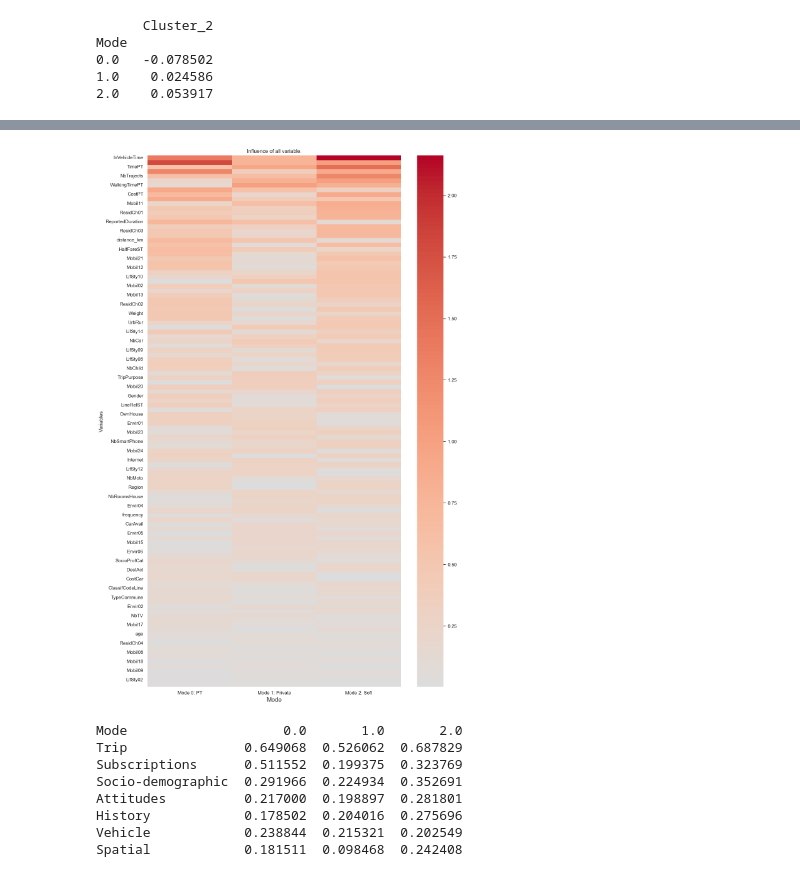
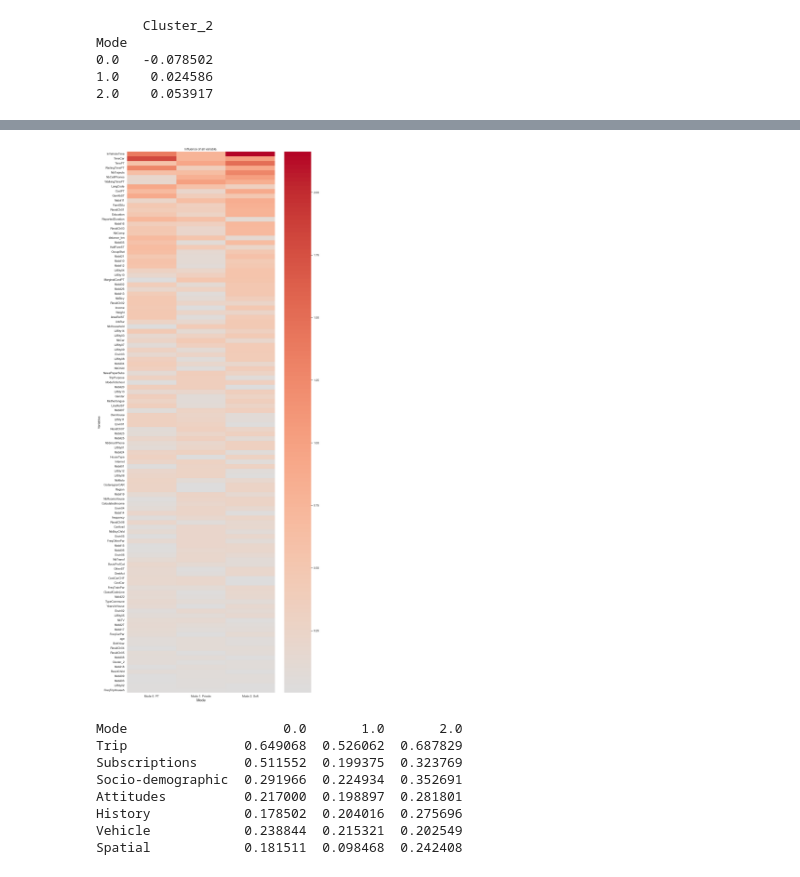
Before and after one commit to wendyqxc/MachineLearningModeChoiceGroup6, a Jupyter notebook: Regression_with_clustering_fleur.ipynb, the cells around one changed output, grey strips where cells are left out. Cells and saved outputs as stored; diff of their text form; code cells hidden in the pictures.

Commit message:
sizes graphs all features are shown

```diff
--- a/Regression_with_clustering_fleur.ipynb
+++ b/Regression_with_clustering_fleur.ipynb
@@ -239,22 +239,22 @@ FreqTripHouseh  0.022933  0.032716  0.009782     0.021810
 # %%
 # Drop mean kolom
 all_features = coef_used.drop(columns=['mean_effect'], errors='ignore')
 
-plt.figure(figsize=(12, 18))
+plt.figure(figsize=(12, 30))
 
 sns.heatmap(all_features,
             cmap='coolwarm',
             center=0,
             xticklabels=['Mode 0: PT', 'Mode 1: Private', 'Mode 2: Soft'])
 
 plt.title("Influence of all variable.")
 plt.xlabel('Mode', fontsize=14)
 plt.ylabel("Variables")
 
 plt.tight_layout()
 plt.show()
 # %% [output]
-[figure, old version]
+[figure, new version]
 # %%
 group_mode_importance = {}
 
```
Also changed, not shown: parts of 1 cell of this notebook.
